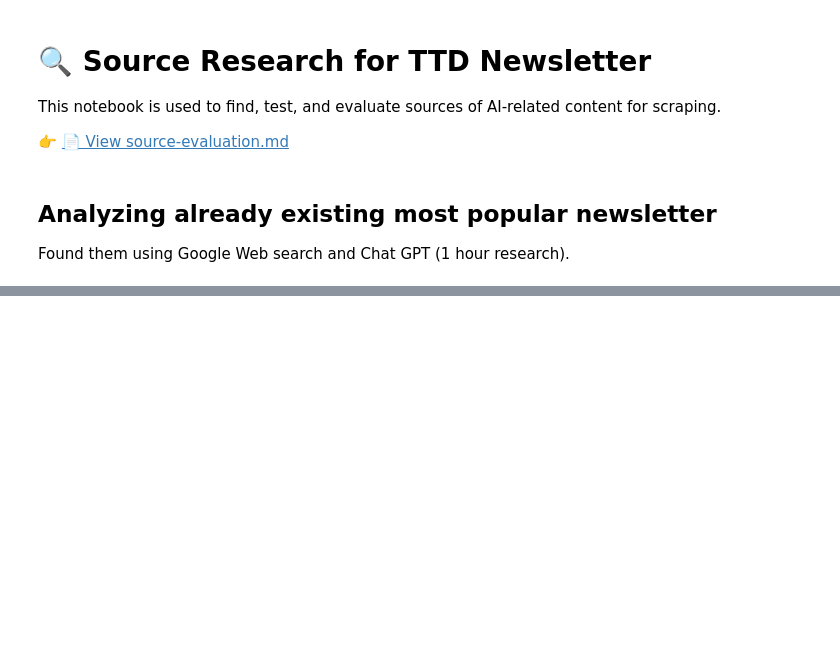
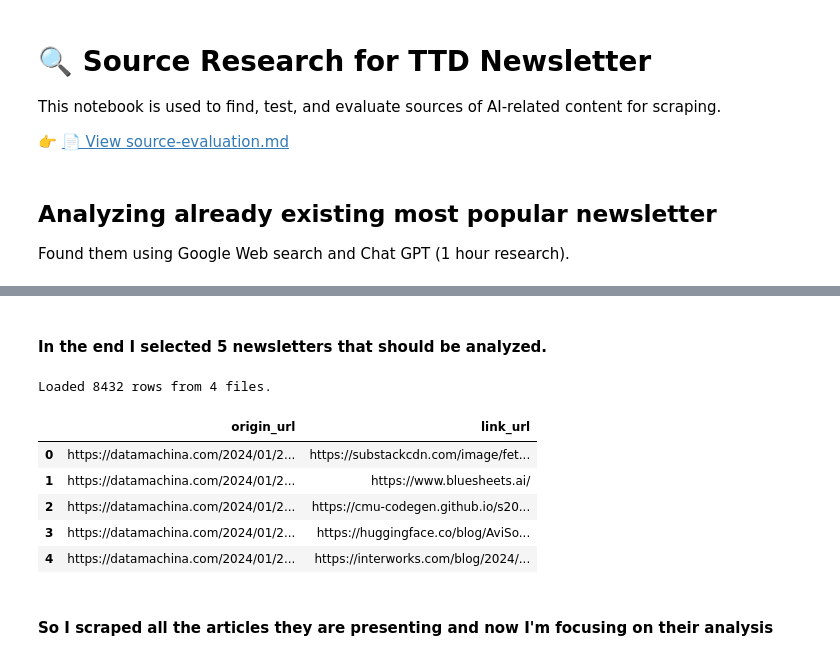
Before and after one commit to mcrilo33/hex_machina, a Jupyter notebook: notebooks/source_research.ipynb, the cells around one changed output, grey strips where cells are left out. Drawn from its saved outputs; the diff is of its cells as text; code cells hidden in the pictures; blank space fills up the shorter version.

```diff
--- a/notebooks/source_research.ipynb
+++ b/notebooks/source_research.ipynb
@@ -49,0 +53,22 @@ print(selected_newsletters)
+# %% [markdown]
+#### In the end I selected 5 newsletters that should be analyzed.
+# %%
+# Get all .json file paths
+json_files = glob.glob(os.path.join("../research/data", "*.json"))
+
+# Load and concatenate them into a single DataFrame
+df = pd.concat([pd.read_json(f) for f in json_files], ignore_index=True)
+
+# Preview
+print(f"Loaded {len(df)} rows from {len(json_files)} files.")
+df.head()
+# %% [output]
+Loaded 8432 rows from 4 files.
+|  | origin_url | link_url |
+| 0 | https://datamachina.com/2024/01/2... | https://substackcdn.com/image/fet... |
+| 1 | https://datamachina.com/2024/01/2... | https://www.bluesheets.ai/ |
+| 2 | https://datamachina.com/2024/01/2... | https://cmu-codegen.github.io/s20... |
+| 3 | https://datamachina.com/2024/01/2... | https://huggingface.co/blog/AviSo... |
+| 4 | https://datamachina.com/2024/01/2... | https://interworks.com/blog/2024/... |
+# %% [markdown]
+#### So I scraped all the articles they are presenting and now I'm focusing on their analysis
```
Also changed, not shown: parts of 11 cells of this notebook, 6 other files.
